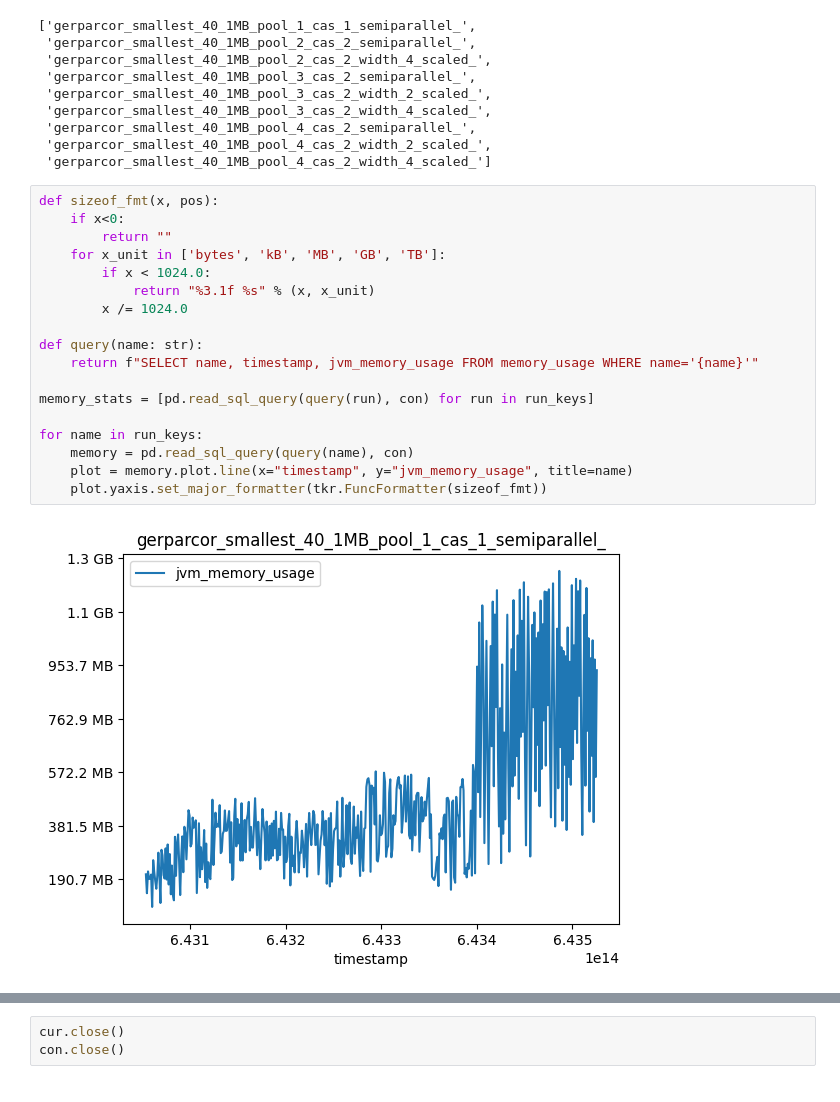
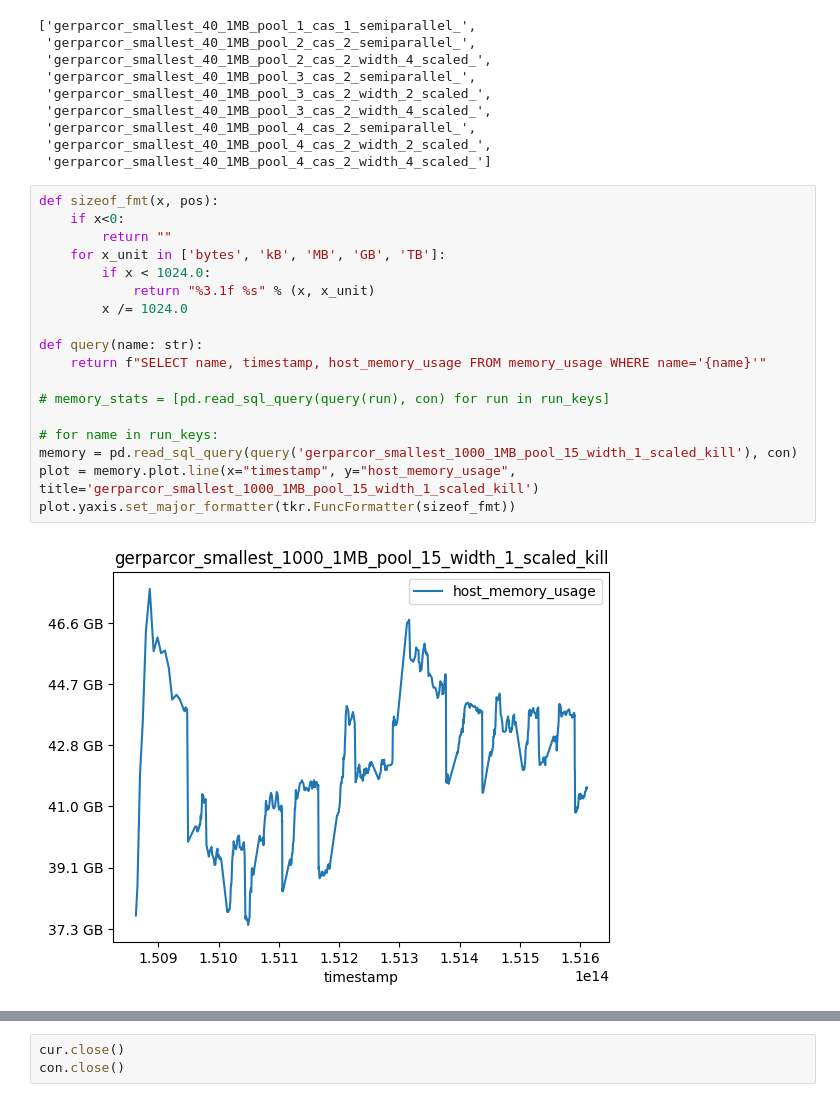
Before and after one commit to texttechnologylab/DockerUnifiedUIMAInterface, a Jupyter notebook: duui_parallel_benchmarks/parallel_benchmarks.ipynb, the cells around one changed output, grey strips where cells are left out. Drawn from its saved outputs; the diff is of its cells as text.

```diff
--- a/duui_parallel_benchmarks/parallel_benchmarks.ipynb
+++ b/duui_parallel_benchmarks/parallel_benchmarks.ipynb
@@ -95,20 +99,20 @@ run_keys
 # %%
 def sizeof_fmt(x, pos):
     if x<0:
         return ""
     for x_unit in ['bytes', 'kB', 'MB', 'GB', 'TB']:
         if x < 1024.0:
             return "%3.1f %s" % (x, x_unit)
         x /= 1024.0
 
 def query(name: str):
-    return f"SELECT name, timestamp, jvm_memory_usage FROM memory_usage WHERE name='{name}'"
+    return f"SELECT name, timestamp, host_memory_usage FROM memory_usage WHERE name='{name}'"
 
-memory_stats = [pd.read_sql_query(query(run), con) for run in run_keys]
+# memory_stats = [pd.read_sql_query(query(run), con) for run in run_keys]
 
-for name in run_keys:
-    memory = pd.read_sql_query(query(name), con)
-    plot = memory.plot.line(x="timestamp", y="jvm_memory_usage", title=name)
-    plot.yaxis.set_major_formatter(tkr.FuncFormatter(sizeof_fmt))
+# for name in run_keys:
+memory = pd.read_sql_query(query('gerparcor_smallest_1000_1MB_pool_15_width_1_scaled_kill'), con)
+plot = memory.plot.line(x="timestamp", y="host_memory_usage", title='gerparcor_smallest_1000_1MB_pool_15_width_1_scaled_kill')
+plot.yaxis.set_major_formatter(tkr.FuncFormatter(sizeof_fmt))
 # %% [output]
-[figure, old version]
+[figure, new version]
```
Also changed, not shown: parts of 3 cells of this notebook.
